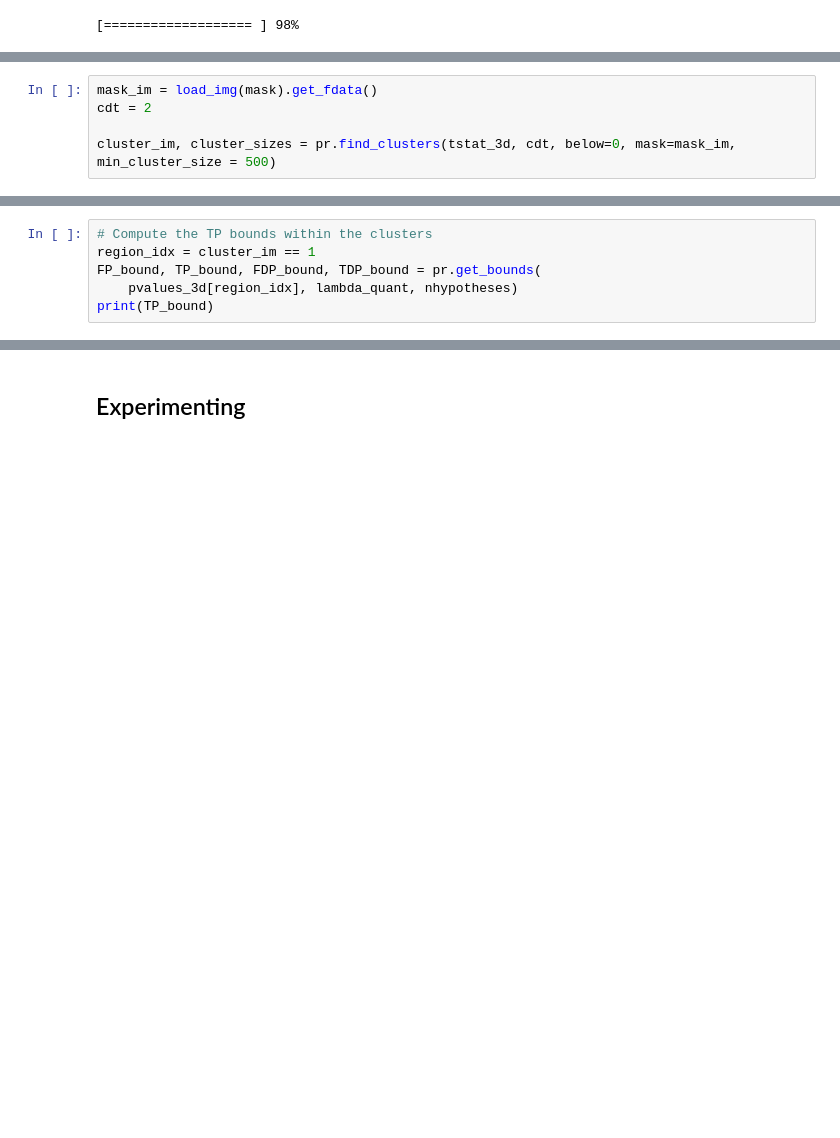
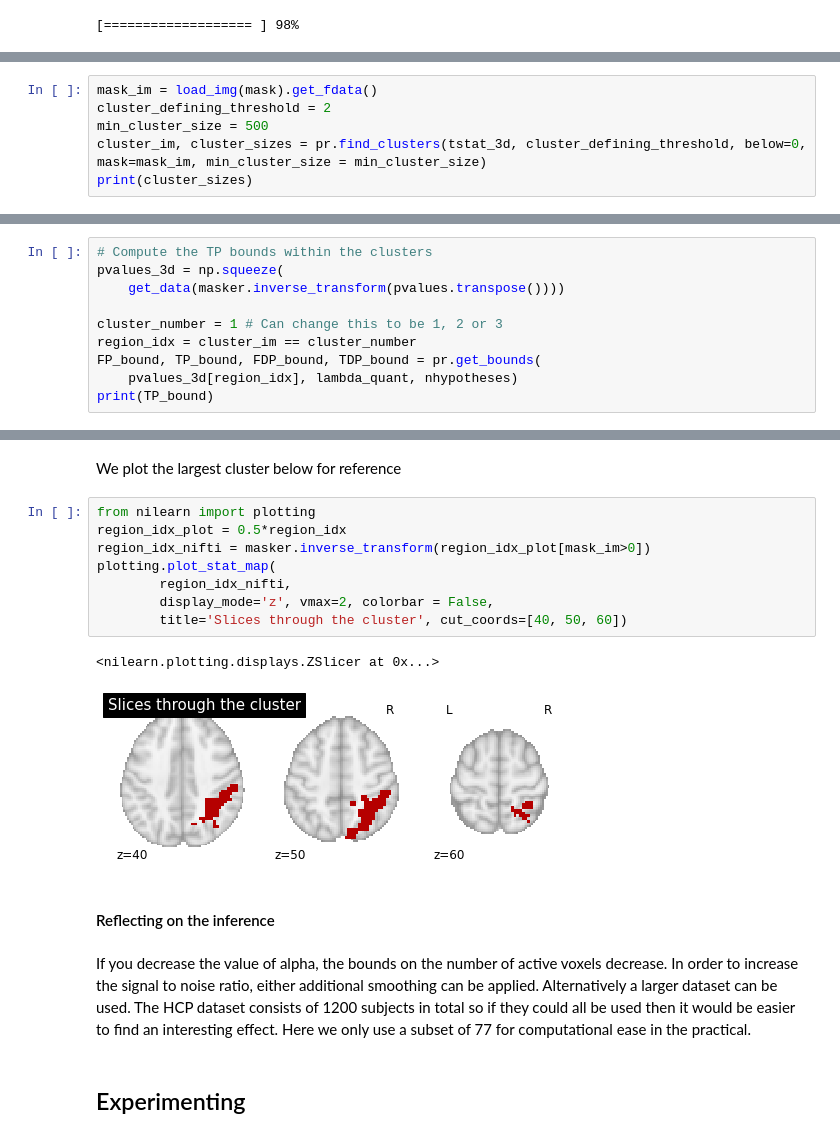
Before and after one commit to wdweeda/ohbm2023_edu_course, a Jupyter notebook: practicals/pyperm/pyperm_ohbm_practical.ipynb, the cells around one changed output, grey strips where cells are left out. Drawn from its saved outputs; the diff is of its cells as text; blank space fills up the shorter version.

Commit message:
update practical

```diff
--- a/practicals/pyperm/pyperm_ohbm_practical.ipynb
+++ b/practicals/pyperm/pyperm_ohbm_practical.ipynb
@@ -514,5 +501,6 @@ print(TP_bound)
 # %%
 mask_im = load_img(mask).get_fdata()
-cdt = 2
-
-cluster_im, cluster_sizes = pr.find_clusters(tstat_3d, cdt, below=0, mask=mask_im, min_cluster_size = 500)
+cluster_defining_threshold = 2
+min_cluster_size = 500
+cluster_im, cluster_sizes = pr.find_clusters(tstat_3d, cluster_defining_threshold, below=0, mask=mask_im, min_cluster_size = min_cluster_size)
+print(cluster_sizes)
@@ -523,6 +509,10 @@ array([799., 650., 647.])
 # %%
 # Compute the TP bounds within the clusters
-region_idx = cluster_im == 1
+pvalues_3d = np.squeeze(
+    get_data(masker.inverse_transform(pvalues.transpose())))
+
+cluster_number = 1 # Can change this to be 1, 2 or 3
+region_idx = cluster_im == cluster_number
 FP_bound, TP_bound, FDP_bound, TDP_bound = pr.get_bounds(
     pvalues_3d[region_idx], lambda_quant, nhypotheses)
 print(TP_bound)
@@ -533,3 +523,20 @@ We can also have a look at the original p-values by themselves and use these to
+# %% [markdown]
+We plot the largest cluster below for reference
+# %%
+from nilearn import plotting
+region_idx_plot = 0.5*region_idx
+region_idx_nifti = masker.inverse_transform(region_idx_plot[mask_im>0])
+plotting.plot_stat_map(
+        region_idx_nifti,
+        display_mode='z', vmax=2, colorbar = False,
+        title='Slices through the cluster', cut_coords=[40, 50, 60])
+# %% [output]
+<nilearn.plotting.displays.ZSlicer at 0x...>
+[figure, added]
+# %% [markdown]
+#### Reflecting on the inference
+# %% [markdown]
+If you decrease the value of alpha, the bounds on the number of active voxels decrease. In order to increase the signal to noise ratio, either additional smoothing can be applied. Alternatively a larger dataset can be used. The HCP dataset consists of 1200 subjects in total so if they could all be used then it would be easier to find an interesting effect. Here we only use a subset of 77 for computational ease in the practical.
 # %% [markdown]
 ## Experimenting
 # %% [markdown]
```
Also changed, not shown: parts of 16 cells of this notebook.
